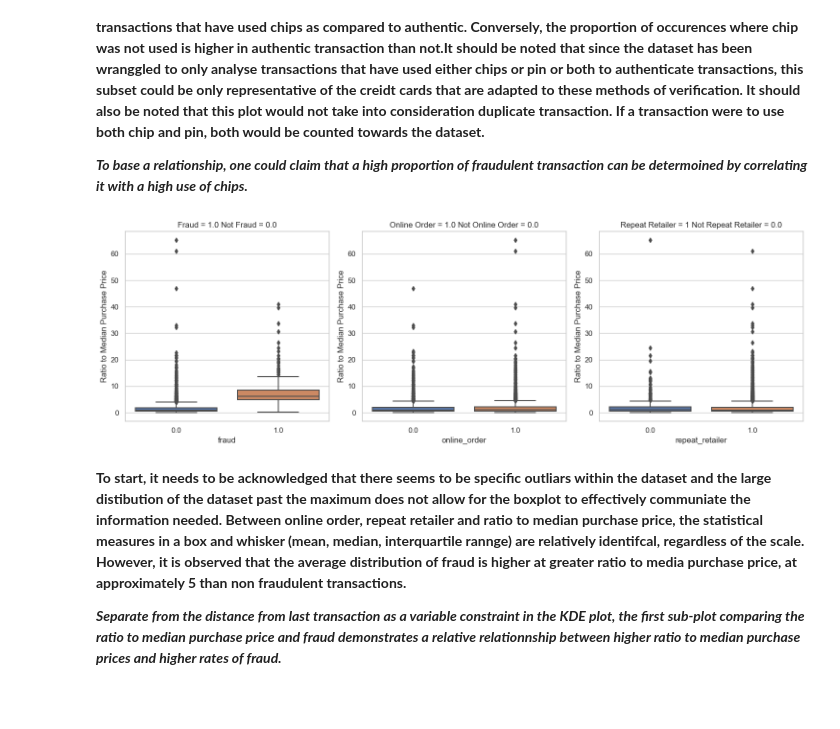
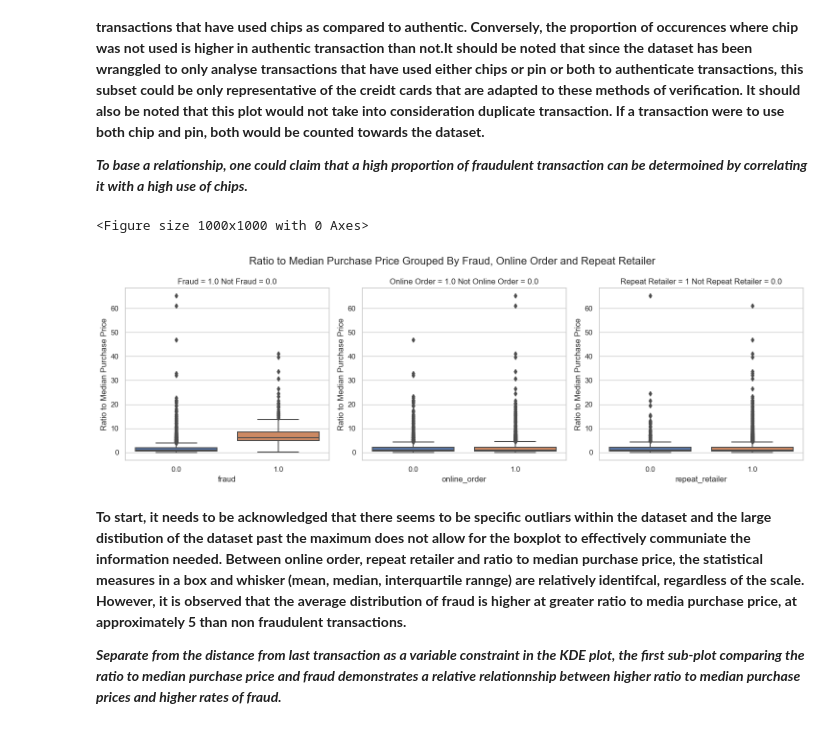
Before and after one commit to KarimKhalil33/CreditCard-Fraud-Data-Analysis, a Jupyter notebook: analysis/analysis1.ipynb, the cells around one changed output. Drawn from its saved outputs; the diff is of its cells as text; code cells hidden in the pictures; blank space fills up the shorter version.

```diff
--- a/analysis/analysis1.ipynb
+++ b/analysis/analysis1.ipynb
@@ -304,21 +307,24 @@ plt.show()
 # %%
 fig, axs = plt.subplots(ncols=3, figsize=(15, 5))
 # creating boxplots for each categorical variable
 sns.boxplot(x='fraud', y='ratio_to_median_purchase_price', data=df, ax=axs[0])
 sns.boxplot(x='online_order', y='ratio_to_median_purchase_price', data=df, ax=axs[1])
 sns.boxplot(x='repeat_retailer', y='ratio_to_median_purchase_price', data=df, ax=axs[2])
 
 for ax in axs:
     ax.set_ylabel('Ratio to Median Purchase Price')
 
 axs[0].set_title('Fraud = 1.0 Not Fraud = 0.0')
 axs[1].set_title('Online Order = 1.0 Not Online Order = 0.0')
 axs[2].set_title('Repeat Retailer = 1 Not Repeat Retailer = 0.0')
 
 fig.tight_layout()
+plt.suptitle('Ratio to Median Purchase Price Grouped By Fraud, Online Order and Repeat Retailer', fontsize=16)
+plt.subplots_adjust(top=0.85)
 plt.show()
 # %% [output]
+<Figure size 1000x1000 with 0 Axes>
-[figure, old version]
+[figure, new version]
 # %% [markdown]
 **To start, it needs to be acknowledged that there seems to be specific outliars within the dataset and the large distibution of the dataset past the maximum does not allow for the boxplot to effectively communiate the information needed. Between online order, repeat retailer and ratio to median purchase price, the statistical measures in a box and whisker (mean, median, interquartile rannge) are relatively identifcal, regardless of the scale. However, it is observed that the average distribution of fraud is higher at greater ratio to media purchase price, at approximately 5 than non fraudulent transactions.**
 
```
Also changed, not shown: parts of 7 cells of this notebook, 1 other file.
